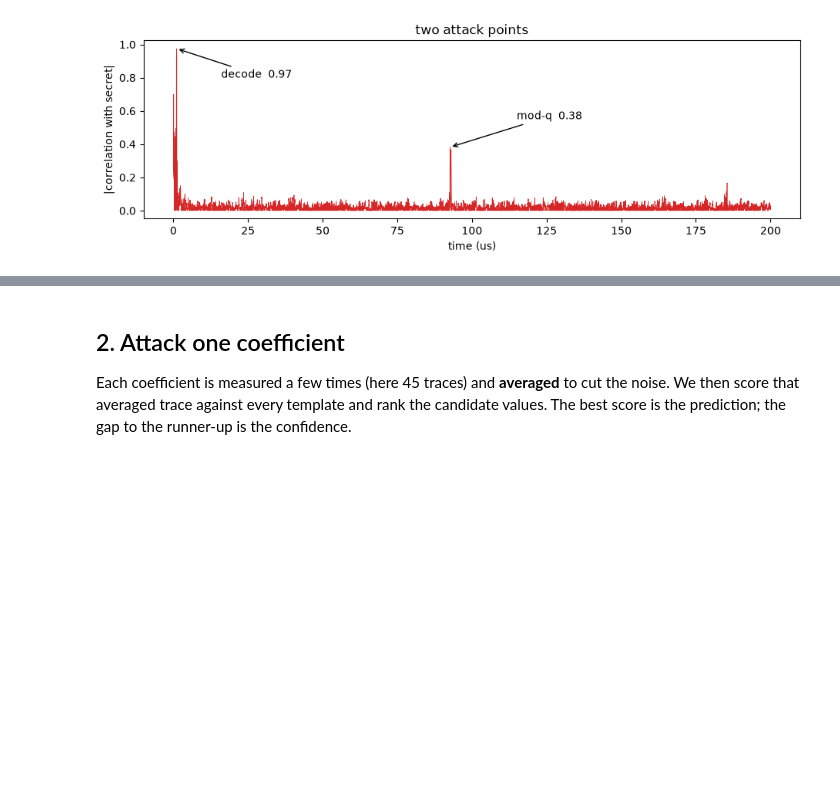
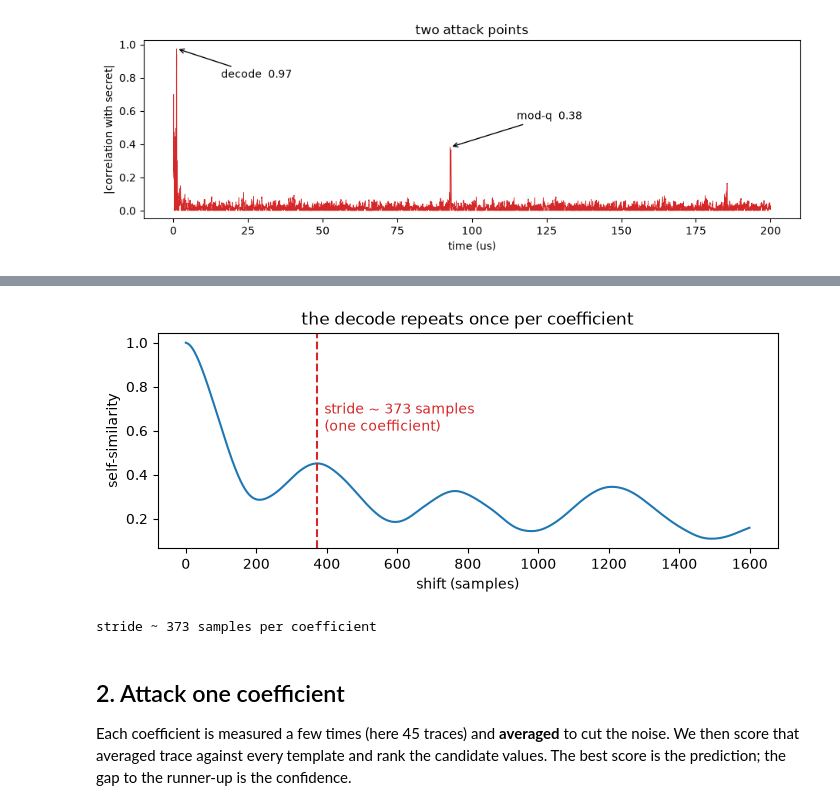
Before and after one commit to Mervespm/Pinata, a Jupyter notebook: sca-scripts/demo/falcon_demo.ipynb, the cells around one changed output, grey strips where cells are left out. Saved outputs shown, nothing was run; the diff lists cells and outputs as text; code cells hidden in the pictures; blank space fills up the shorter version.

Commit message:
Demo: show per-coefficient stride via autocorrelation; deterministic recovery

```diff
--- a/sca-scripts/demo/falcon_demo.ipynb
+++ b/sca-scripts/demo/falcon_demo.ipynb
@@ -67,3 +76,19 @@ plt.show()
+# %%
+seg = example[:8000] - example[:8000].mean()
+ac = np.correlate(seg, seg, 'full')[len(seg) - 1:]
+ac = ac / ac[0]
+peaks = [k for k in range(100, 1500) if ac[k] > 0.25 and ac[k] >= ac[k-1] and ac[k] >= ac[k+1]]
+stride = peaks[0]                                # first repeat peak = one coefficient
+plt.figure(figsize=(8, 2.8))
+plt.plot(ac[:1600])
+plt.axvline(stride, color='C3', ls='--')
+plt.text(stride + 20, 0.6, f'stride ~ {stride} samples\n(one coefficient)', color='C3')
+plt.xlabel('shift (samples)'); plt.ylabel('self-similarity')
+plt.title('the decode repeats once per coefficient'); plt.show()
+print('stride ~', stride, 'samples per coefficient')
+# %% [output]
+[figure, added]
+stride ~ 373 samples per coefficient
 # %% [markdown]
 ## 2. Attack one coefficient
 
```
Also changed, not shown: parts of 2 cells of this notebook, 1 other file.
